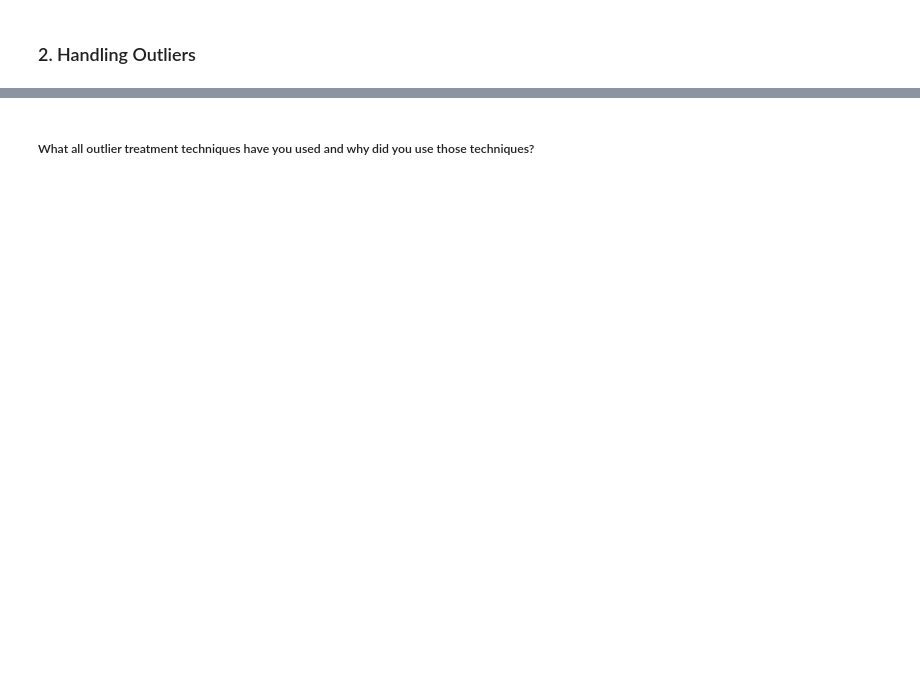
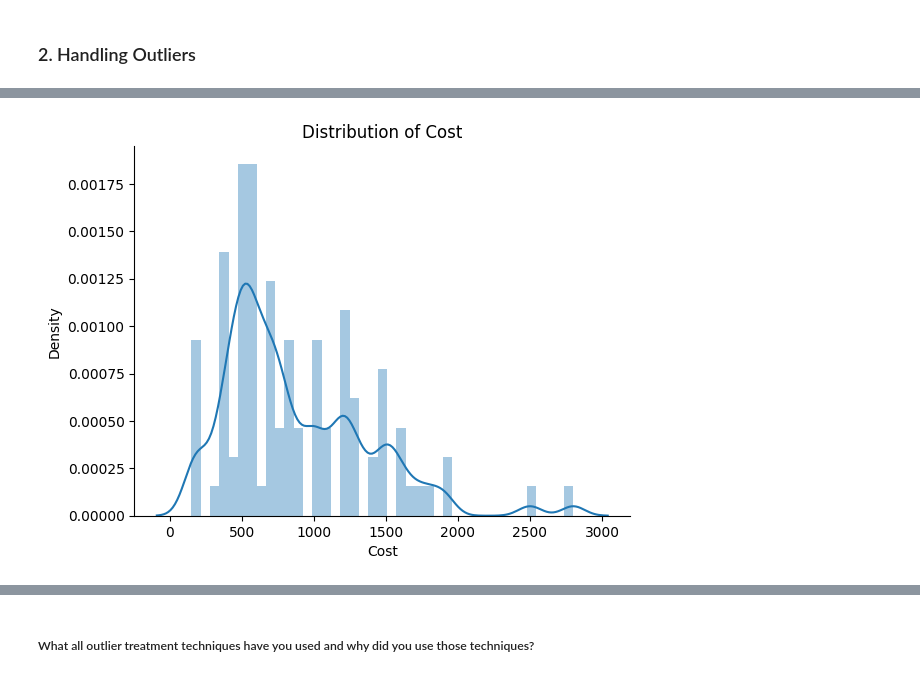
Before and after one commit to rauman43/Zomato-Restaurant-Clustering, a Jupyter notebook: Copy_of_Zomato_Restaurant_Analysis.ipynb, the cells around one changed output, grey strips where cells are left out. Cells and saved outputs as stored; diff of their text form; code cells hidden in the pictures; blank space fills up the shorter version.

```diff
--- a/Copy_of_Zomato_Restaurant_Analysis.ipynb
+++ b/Copy_of_Zomato_Restaurant_Analysis.ipynb
@@ -1123,0 +1274,7 @@ Answer Here.
+# %%
+#distribution of cost
+sns.distplot(merged_df['Cost'])
+plt.title("Distribution of Cost")
+sns.despine()
+# %% [output]
+[figure, added]
```
Also changed, not shown: parts of 134 cells of this notebook.
